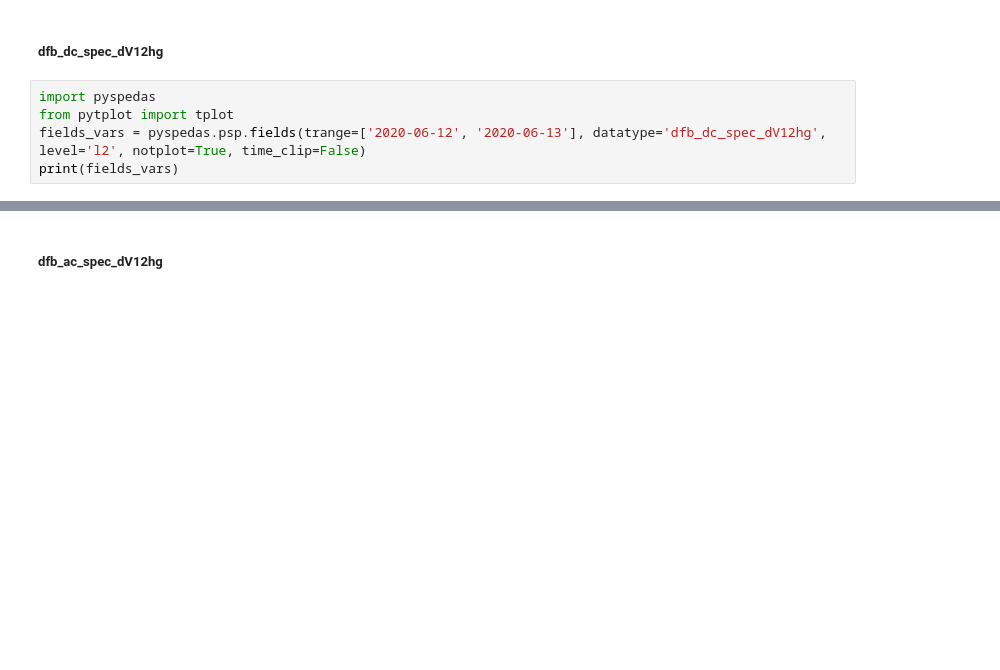
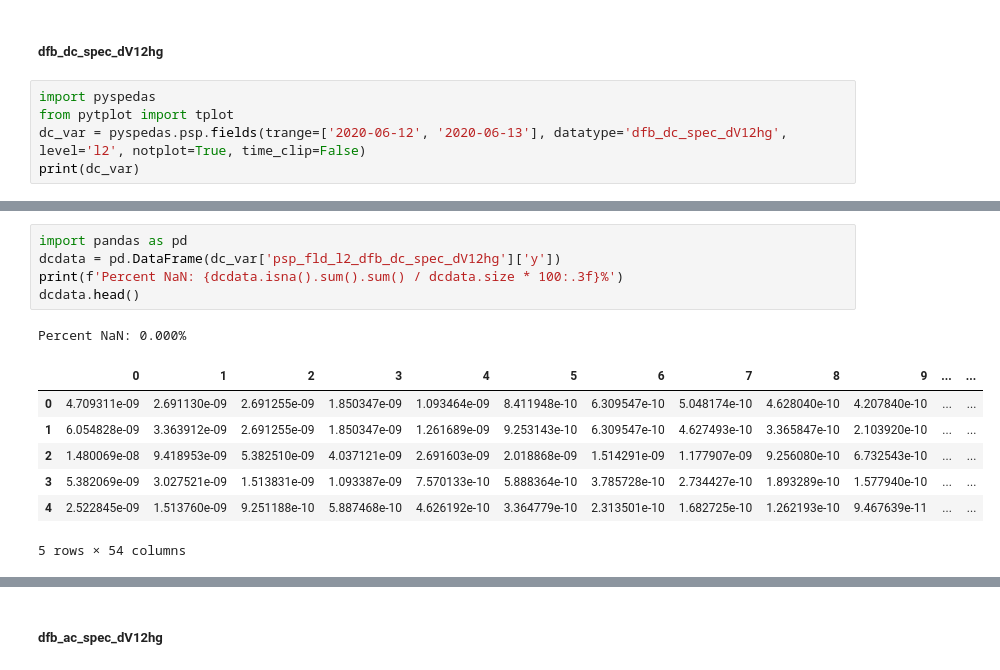
Before and after one commit to adamzhen/Project-Icarus-Official, a Jupyter notebook: pyspedas_data_analysis.ipynb, the cells around one changed output, grey strips where cells are left out. Saved outputs shown, nothing was run; the diff lists cells and outputs as text; blank space fills up the shorter version.

Commit message:
More FIELDS Data Analysis
- Continued analyzing data and researching power spectral density (PSD)
- Added some more documentation

```diff
--- a/pyspedas_data_analysis.ipynb
+++ b/pyspedas_data_analysis.ipynb
@@ -955,6 +971,6 @@ print(fields_vars)
 # %%
 import pyspedas
 from pytplot import tplot
-fields_vars = pyspedas.psp.fields(trange=['2020-06-12', '2020-06-13'], datatype='dfb_dc_spec_dV12hg', level='l2', notplot=True, time_clip=False)
-print(fields_vars)
+dc_var = pyspedas.psp.fields(trange=['2020-06-12', '2020-06-13'], datatype='dfb_dc_spec_dV12hg', level='l2', notplot=True, time_clip=False)
+print(dc_var)
 # %% [output]
@@ -977,3 +993,17 @@ print(fields_vars)
         4248.047   , 4541.0156  ],
        [  22.888184,   32.043457,   41.19873 , ..., 3955.0781  ,
         4248.047   , 4541.0156  ]], dtype=float32)}}
+# %%
+import pandas as pd
+dcdata = pd.DataFrame(dc_var['psp_fld_l2_dfb_dc_spec_dV12hg']['y'])
+print(f'Percent NaN: {dcdata.isna().sum().sum() / dcdata.size * 100:.3f}%')
+dcdata.head()
+# %% [output]
+Percent NaN: 0.000%
+|  | 0 | 1 | 2 | 3 | 4 | 5 | 6 | 7 | 8 | 9 | ... | ... |
+| 0 | 4.709311e-09 | 2.691130e-09 | 2.691255e-09 | 1.850347e-09 | 1.093464e-09 | 8.411948e-10 | 6.309547e-10 | 5.048174e-10 | 4.628040e-10 | 4.207840e-10 | ... | ... |
+| 1 | 6.054828e-09 | 3.363912e-09 | 2.691255e-09 | 1.850347e-09 | 1.261689e-09 | 9.253143e-10 | 6.309547e-10 | 4.627493e-10 | 3.365847e-10 | 2.103920e-10 | ... | ... |
+| 2 | 1.480069e-08 | 9.418953e-09 | 5.382510e-09 | 4.037121e-09 | 2.691603e-09 | 2.018868e-09 | 1.514291e-09 | 1.177907e-09 | 9.256080e-10 | 6.732543e-10 | ... | ... |
+| 3 | 5.382069e-09 | 3.027521e-09 | 1.513831e-09 | 1.093387e-09 | 7.570133e-10 | 5.888364e-10 | 3.785728e-10 | 2.734427e-10 | 1.893289e-10 | 1.577940e-10 | ... | ... |
+| 4 | 2.522845e-09 | 1.513760e-09 | 9.251188e-10 | 5.887468e-10 | 4.626192e-10 | 3.364779e-10 | 2.313501e-10 | 1.682725e-10 | 1.262193e-10 | 9.467639e-11 | ... | ... |
+5 rows × 54 columns
```
Also changed, not shown: parts of 12 cells of this notebook.
